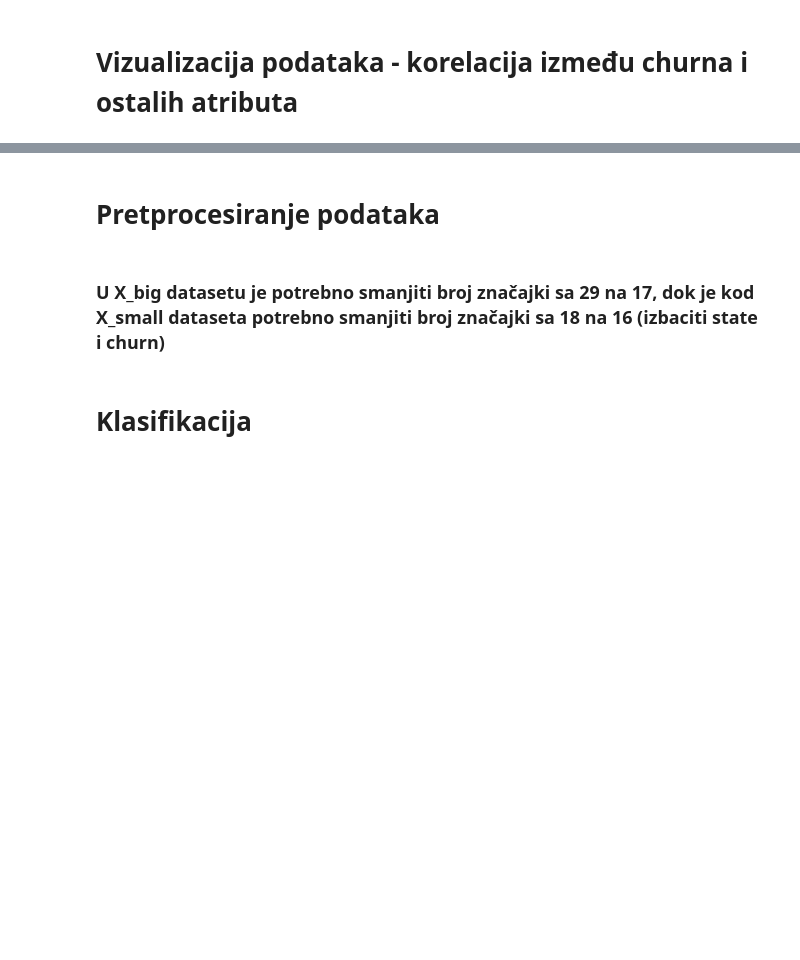
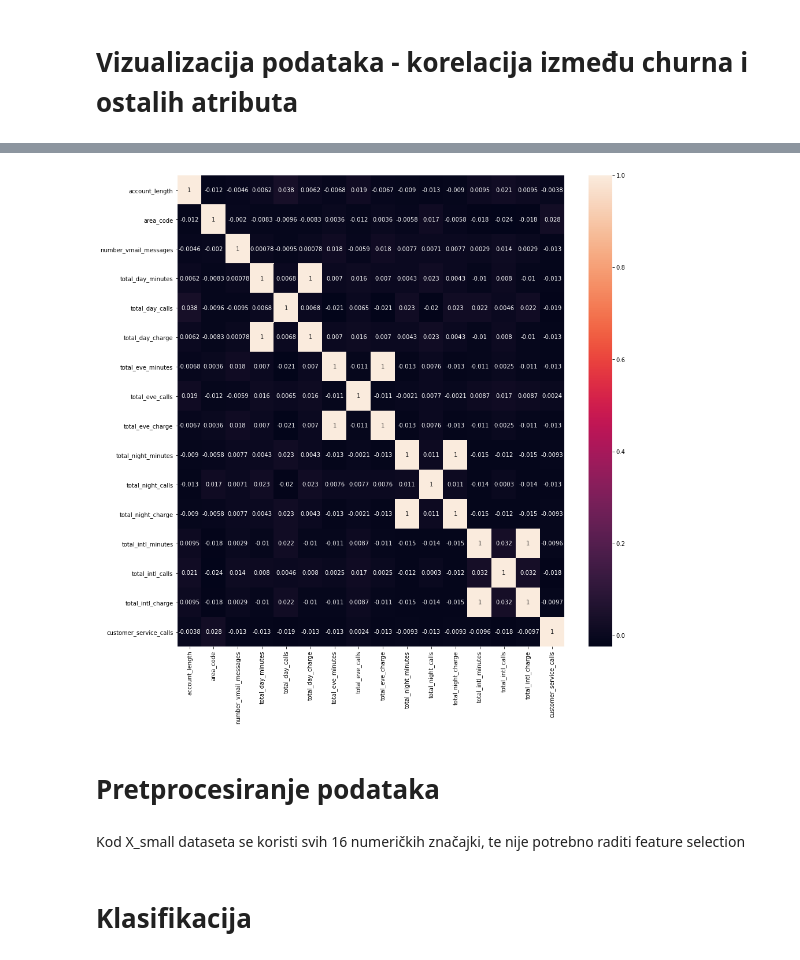
Before and after one commit to dmustac/UZOP-projekt, a Jupyter notebook: Replikacija.ipynb, the cells around one changed output, grey strips where cells are left out. Saved outputs shown, nothing was run; the diff lists cells and outputs as text; code cells hidden in the pictures; blank space fills up the shorter version.

```diff
--- a/Replikacija.ipynb
+++ b/Replikacija.ipynb
@@ -129,2 +142,10 @@ for name, group in groups:
+# %%
+import seaborn as sn
+corrMatrix = X_small.corr()
+plt.figure(figsize=(15, 15))
+sn.heatmap(corrMatrix, annot=True)
+plt.show()
+# %% [output]
+[figure, added]
 # %% [markdown]
 # Pretprocesiranje podataka
@@ -131,3 +161,3 @@ for name, group in groups:
 # %% [markdown]
-### U X_big datasetu je potrebno smanjiti broj značajki sa 29 na 17, dok je kod X_small dataseta potrebno smanjiti broj značajki sa 18 na 16 (izbaciti state i churn)
+Kod X_small dataseta se koristi svih 16 numeričkih značajki, te nije potrebno raditi feature selection
 # %%
```
Also changed, not shown: parts of 67 cells of this notebook.
